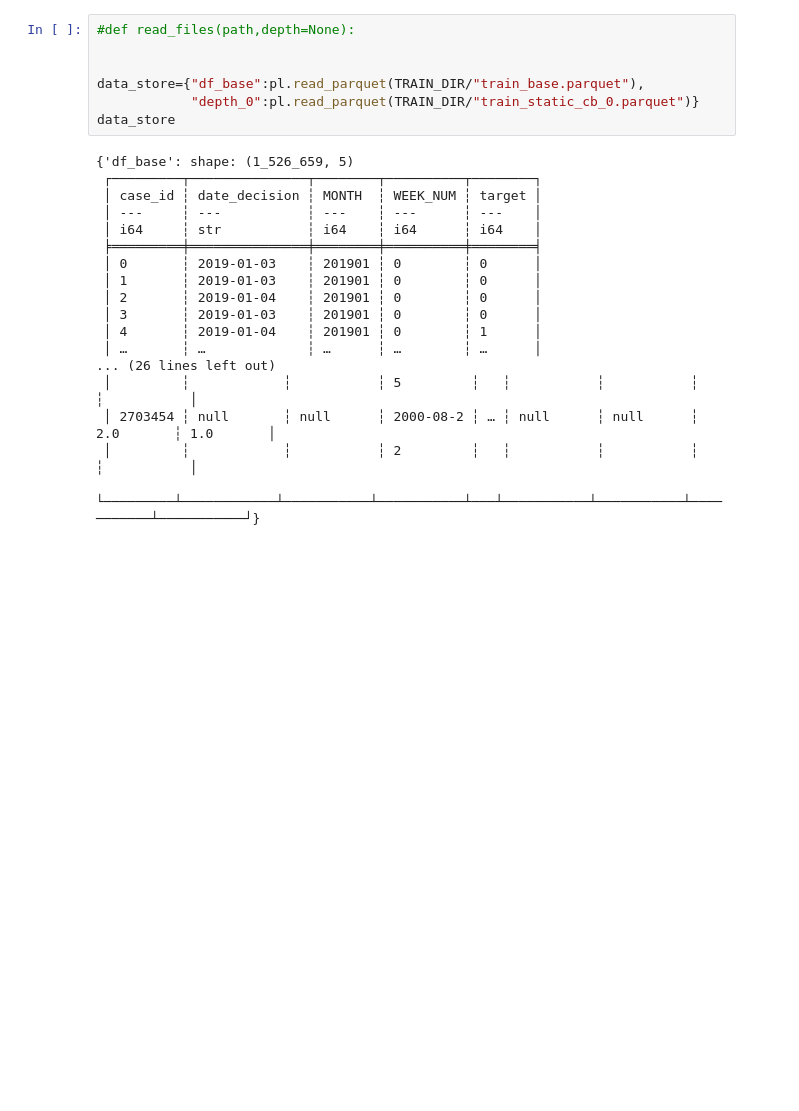
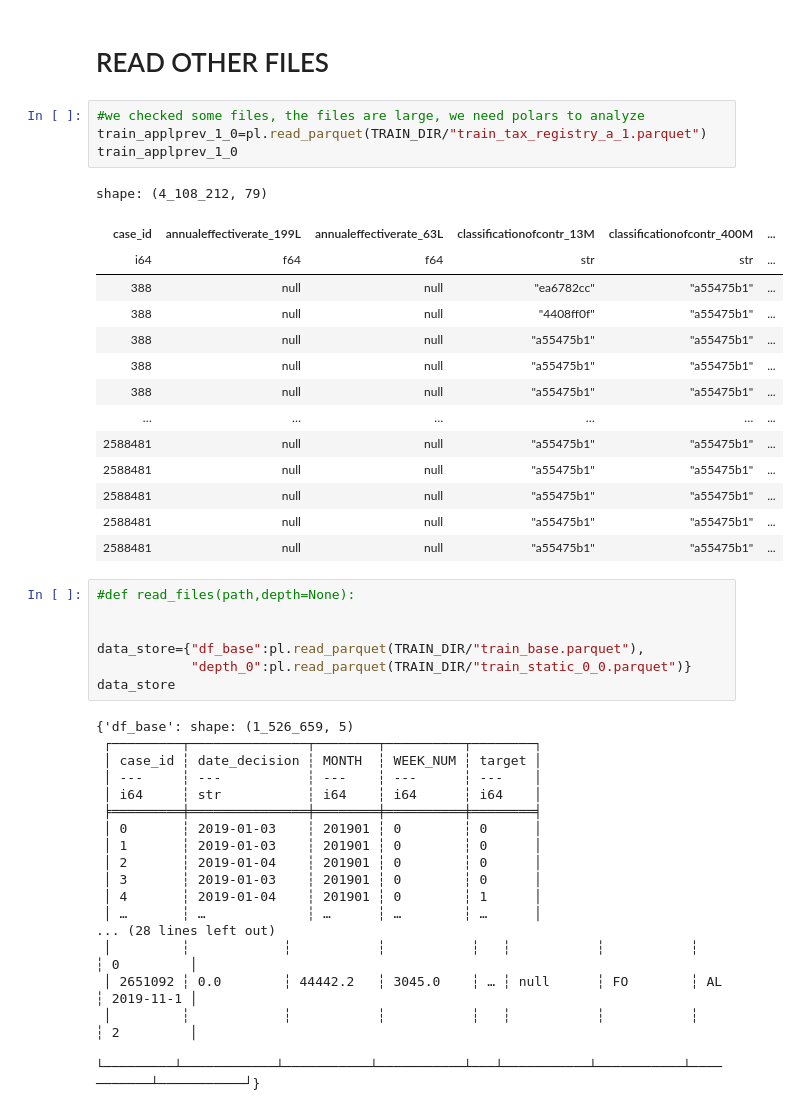
Before and after one commit to jasmine-zhu88/2024-10-10, a Jupyter notebook: home-credit-risk.ipynb, the cells around one changed output. Saved outputs shown, nothing was run; the diff lists cells and outputs as text; blank space fills up the shorter version.

```diff
--- a/home-credit-risk.ipynb
+++ b/home-credit-risk.ipynb
@@ -89,9 +129,30 @@ train_base.target.value_counts()
+# %% [markdown]
+# READ OTHER FILES
+# %%
+#we checked some files, the files are large, we need polars to analyze
+train_applprev_1_0=pl.read_parquet(TRAIN_DIR/"train_tax_registry_a_1.parquet")
+train_applprev_1_0
+# %% [output]
+shape: (4_108_212, 79)
+| case_id | annualeffectiverate_199L | annualeffectiverate_63L | classificationofcontr_13M | classificationofcontr_400M | ... |
+| i64 | f64 | f64 | str | str | ... |
+| 388 | null | null | "ea6782cc" | "a55475b1" | ... |
+| 388 | null | null | "4408ff0f" | "a55475b1" | ... |
+| 388 | null | null | "a55475b1" | "a55475b1" | ... |
+| 388 | null | null | "a55475b1" | "a55475b1" | ... |
+| 388 | null | null | "a55475b1" | "a55475b1" | ... |
+| … | … | … | … | … | ... |
+| 2588481 | null | null | "a55475b1" | "a55475b1" | ... |
+| 2588481 | null | null | "a55475b1" | "a55475b1" | ... |
+| 2588481 | null | null | "a55475b1" | "a55475b1" | ... |
+| 2588481 | null | null | "a55475b1" | "a55475b1" | ... |
+| 2588481 | null | null | "a55475b1" | "a55475b1" | ... |
 # %%
 #def read_files(path,depth=None):
 
 
 data_store={"df_base":pl.read_parquet(TRAIN_DIR/"train_base.parquet"),
-            "depth_0":pl.read_parquet(TRAIN_DIR/"train_static_cb_0.parquet")}
+            "depth_0":pl.read_parquet(TRAIN_DIR/"train_static_0_0.parquet")}
 data_store
 # %% [output]
 {'df_base': shape: (1_526_659, 5)
@@ -106,8 +167,8 @@ data_store
  │ 3       ┆ 2019-01-03    ┆ 201901 ┆ 0        ┆ 0      │
  │ 4       ┆ 2019-01-04    ┆ 201901 ┆ 0        ┆ 1      │
  │ …       ┆ …             ┆ …      ┆ …        ┆ …      │
-... (26 lines left out)
- │         ┆            ┆           ┆ 5         ┆   ┆           ┆           ┆           ┆           │
- │ 2703454 ┆ null       ┆ null      ┆ 2000-08-2 ┆ … ┆ null      ┆ null      ┆ 2.0       ┆ 1.0       │
- │         ┆            ┆           ┆ 2         ┆   ┆           ┆           ┆           ┆           │
+... (28 lines left out)
+ │         ┆            ┆           ┆           ┆   ┆           ┆           ┆           ┆ 0         │
+ │ 2651092 ┆ 0.0        ┆ 44442.2   ┆ 3045.0    ┆ … ┆ null      ┆ FO        ┆ AL        ┆ 2019-11-1 │
+ │         ┆            ┆           ┆           ┆   ┆           ┆           ┆           ┆ 2         │
  └─────────┴────────────┴───────────┴───────────┴───┴───────────┴───────────┴───────────┴───────────┘}
```
Also changed, not shown: parts of 6 cells of this notebook.
